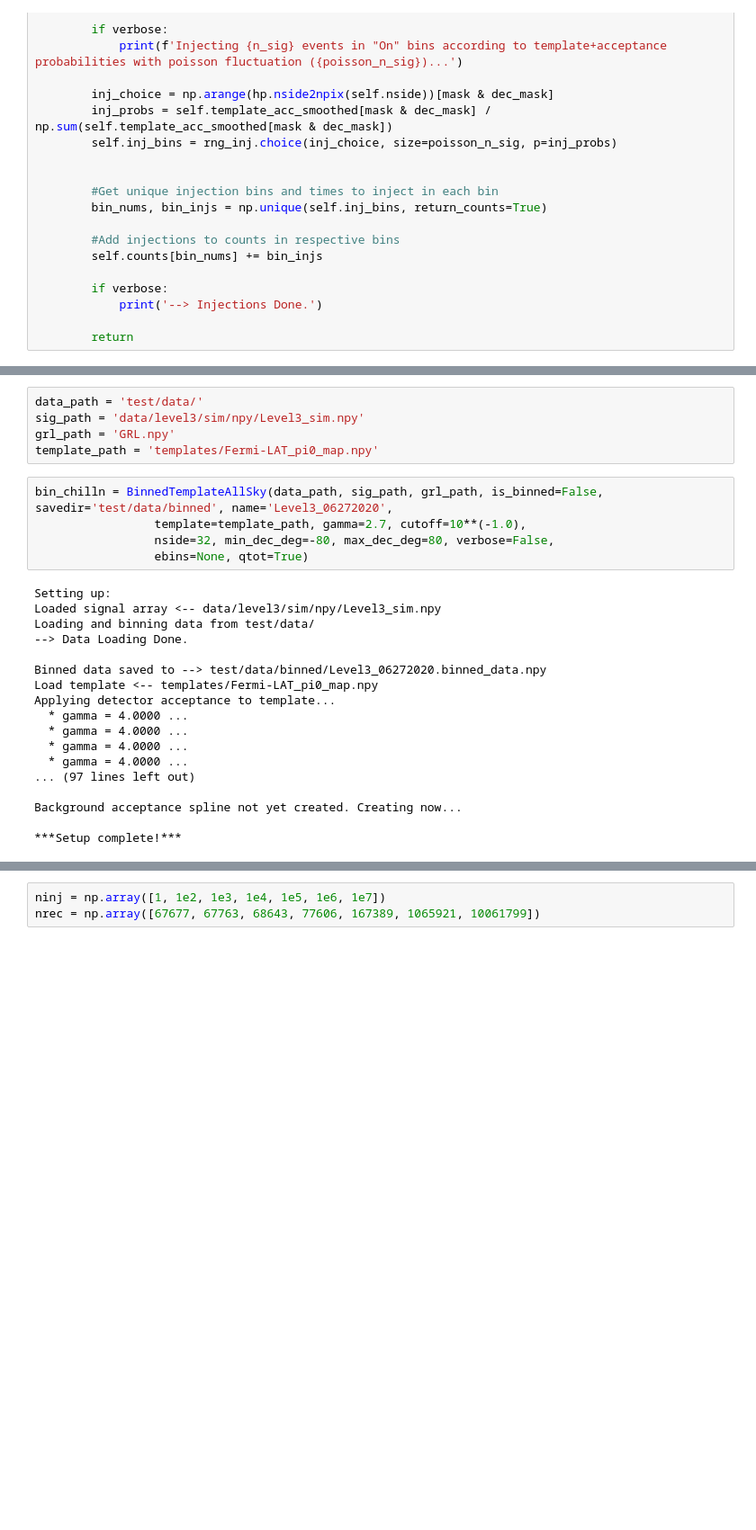
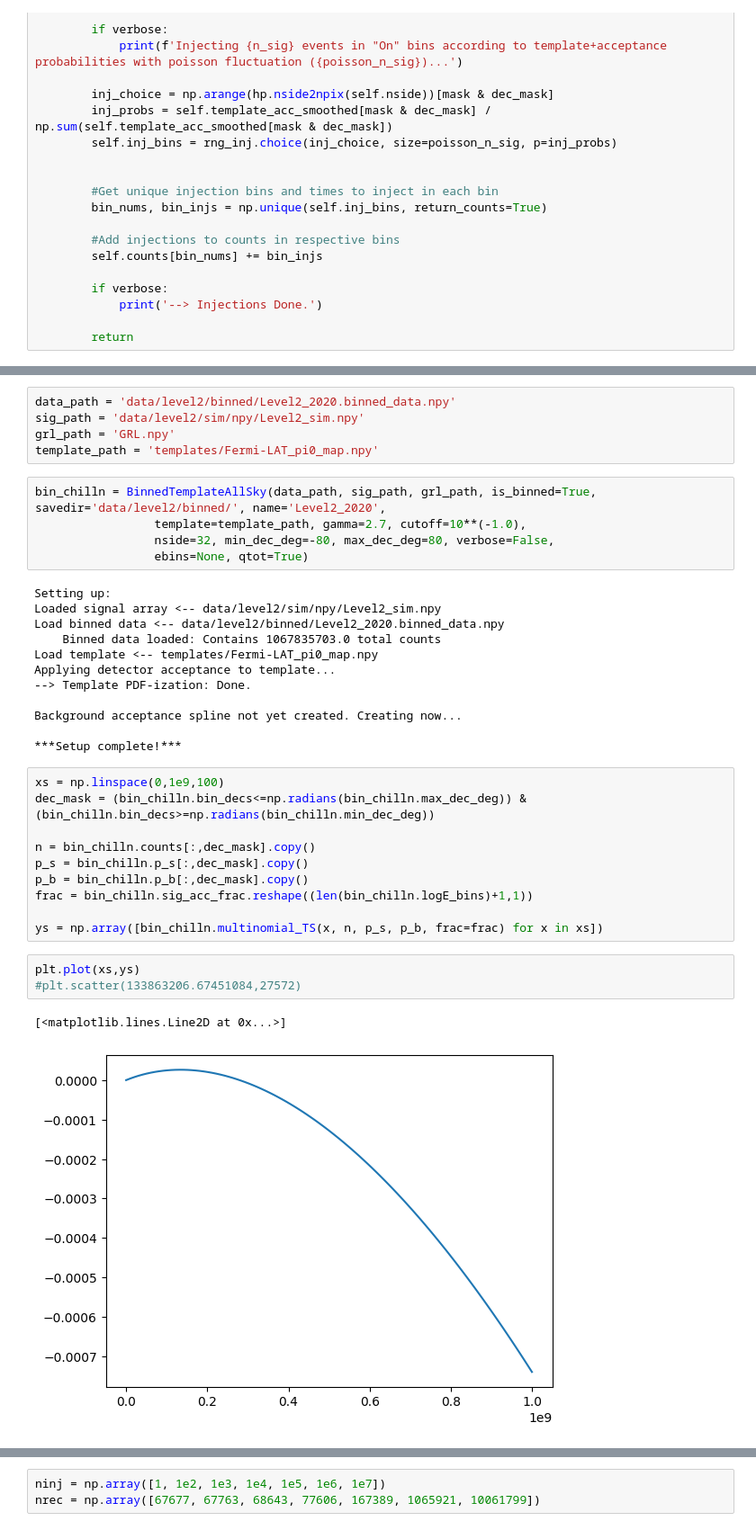
Before and after one commit to MACampana/BinnedTracks, a Jupyter notebook: NEW_BinnedAnalysis.ipynb, the cells around one changed output, grey strips where cells are left out. Shown: that part at 90% size. Drawn from its saved outputs; the diff is of its cells as text; blank space fills up the shorter version.

```diff
--- a/NEW_BinnedAnalysis.ipynb
+++ b/NEW_BinnedAnalysis.ipynb
@@ -1726,28 +1761,38 @@ class BinnedTemplateAllSky:
 # %%
-data_path = 'test/data/'
-sig_path = 'data/level3/sim/npy/Level3_sim.npy'
+data_path = 'data/level2/binned/Level2_2020.binned_data.npy'
+sig_path = 'data/level2/sim/npy/Level2_sim.npy'
 grl_path = 'GRL.npy'
 template_path = 'templates/Fermi-LAT_pi0_map.npy'
 # %%
-bin_chilln = BinnedTemplateAllSky(data_path, sig_path, grl_path, is_binned=False, savedir='test/data/binned', name='Level3_06272020',
+bin_chilln = BinnedTemplateAllSky(data_path, sig_path, grl_path, is_binned=True, savedir='data/level2/binned/', name='Level2_2020',
                  template=template_path, gamma=2.7, cutoff=10**(-1.0),
                  nside=32, min_dec_deg=-80, max_dec_deg=80, verbose=False,
                  ebins=None, qtot=True)
 # %% [output]
 Setting up:
-Loaded signal array <-- data/level3/sim/npy/Level3_sim.npy
-Loading and binning data from test/data/
---> Data Loading Done.
-
-Binned data saved to --> test/data/binned/Level3_06272020.binned_data.npy
+Loaded signal array <-- data/level2/sim/npy/Level2_sim.npy
+Load binned data <-- data/level2/binned/Level2_2020.binned_data.npy
+    Binned data loaded: Contains 1067835703.0 total counts
 Load template <-- templates/Fermi-LAT_pi0_map.npy
 Applying detector acceptance to template...
-  * gamma = 4.0000 ...
-  * gamma = 4.0000 ...
-  * gamma = 4.0000 ...
-  * gamma = 4.0000 ...
-... (97 lines left out)
+--> Template PDF-ization: Done.
 
 Background acceptance spline not yet created. Creating now...
 
 ***Setup complete!***
+# %%
+xs = np.linspace(0,1e9,100)
+dec_mask = (bin_chilln.bin_decs<=np.radians(bin_chilln.max_dec_deg)) & (bin_chilln.bin_decs>=np.radians(bin_chilln.min_dec_deg))
+
+n = bin_chilln.counts[:,dec_mask].copy()
+p_s = bin_chilln.p_s[:,dec_mask].copy()
+p_b = bin_chilln.p_b[:,dec_mask].copy()
+frac = bin_chilln.sig_acc_frac.reshape((len(bin_chilln.logE_bins)+1,1))
+
+ys = np.array([bin_chilln.multinomial_TS(x, n, p_s, p_b, frac=frac) for x in xs])
+# %%
+plt.plot(xs,ys)
+#plt.scatter(133863206.67451084,27572)
+# %% [output]
+[<matplotlib.lines.Line2D at 0x...>]
+[figure, added]
```
Also changed, not shown: parts of 10 cells of this notebook.
